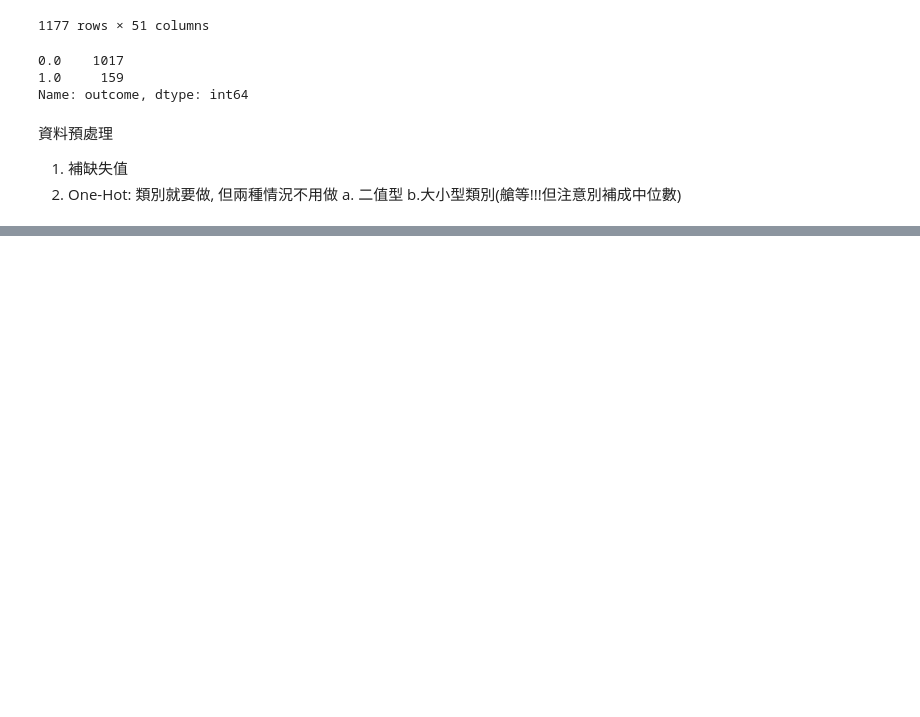
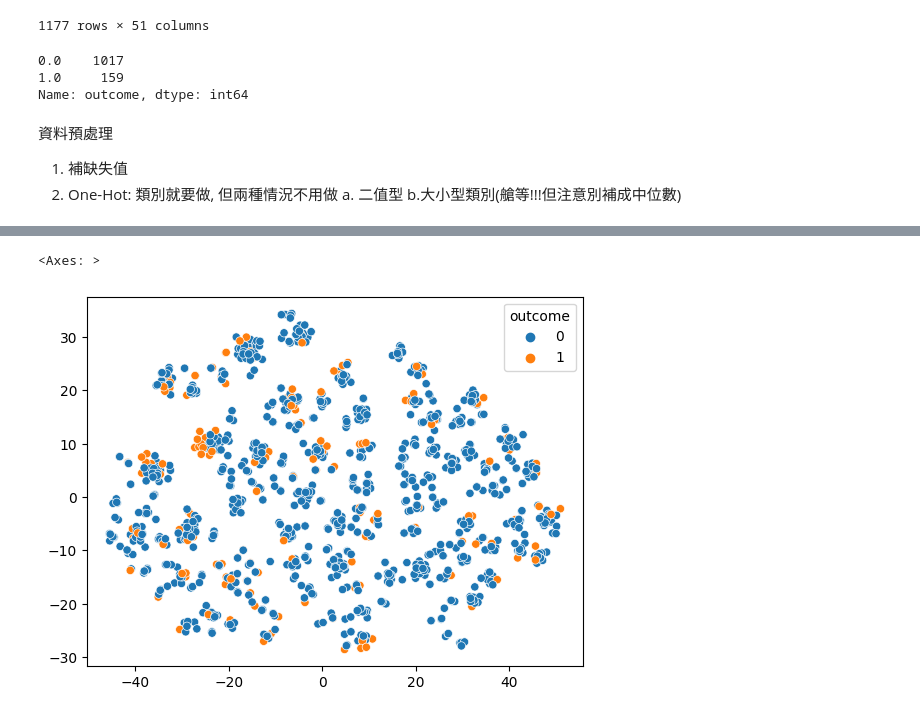
Before and after one commit to Elwing-Chou/kmuml, a Jupyter notebook: kmuml0106早上.ipynb, the cells around one changed output, grey strips where cells are left out. Saved outputs shown, nothing was run; the diff lists cells and outputs as text; code cells hidden in the pictures; blank space fills up the shorter version.

```diff
--- a/kmuml0106早上.ipynb
+++ b/kmuml0106早上.ipynb
@@ -176,0 +179,7 @@ array([[ 37.996807  ,   0.40822452],
+# %%
+x_axis = x_tsne[:, 0]
+y_axis = x_tsne[:, 1]
+sns.scatterplot(x=x_axis, y=y_axis, hue=y)
+# %% [output]
+<Axes: >
+[figure, added]
```
Also changed, not shown: parts of 2 cells of this notebook.
